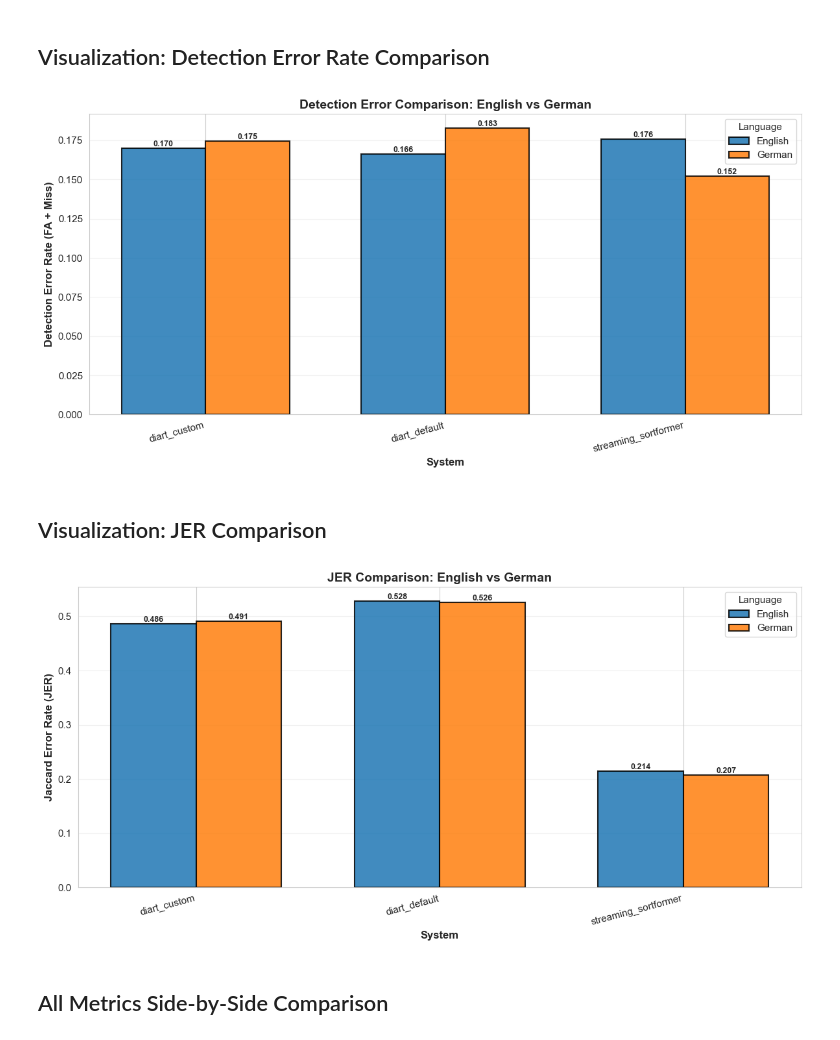
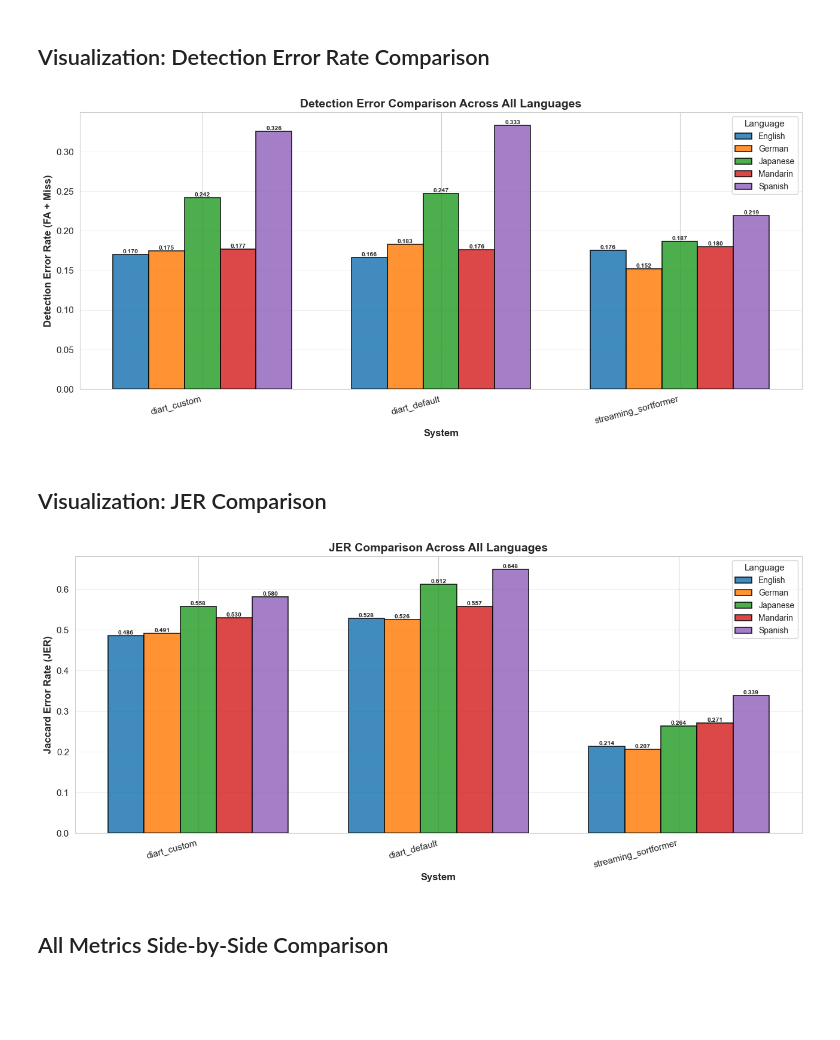
Before and after one commit to manuelbeluck/streaming-diarization-eval, a Jupyter notebook: analysis/cross_language_comparison.ipynb, the cells around one changed output. Drawn from its saved outputs; the diff is of its cells as text; code cells hidden in the pictures; blank space fills up the shorter version.

```diff
--- a/analysis/cross_language_comparison.ipynb
+++ b/analysis/cross_language_comparison.ipynb
@@ -123,33 +156,33 @@ metrics_summary = df_combined.groupby(['language', 'system']).agg({
     'JER': 'mean'
 }).reset_index()
 
-# Create grouped bar chart for DER
-fig, ax = plt.subplots(figsize=(12, 6))
-
 languages = metrics_summary['language'].unique()
 systems = metrics_summary['system'].unique()
 x = np.arange(len(systems))
-width = 0.35
+n_langs = len(languages)
+width = 0.75 / n_langs  # Dynamically size bars for any number of languages
+
+# Create grouped bar chart for DER
+fig, ax = plt.subplots(figsize=(13, 6))
 
 for i, lang in enumerate(languages):
     lang_data = metrics_summary[metrics_summary['language'] == lang]
-    offset = width * (i - 0.5)
+    offset = width * (i - (n_langs - 1) / 2)
     bars = ax.bar(x + offset, lang_data['DER'], width,
-                  label=lang, alpha=0.85, edgecolor='black', linewidth=1.5)
+                  label=lang, alpha=0.85, edgecolor='black', linewidth=1.2)
 
-    # Add value labels on bars
-    for j, bar in enumerate(bars):
+    for bar in bars:
         height = bar.get_height()
-        ax.text(bar.get_x() + bar.get_width()/2., height,
+        ax.text(bar.get_x() + bar.get_width() / 2., height,
                 f'{height:.3f}',
-                ha='center', va='bottom', fontsize=9, fontweight='bold')
+                ha='center', va='bottom', fontsize=7.5, fontweight='bold')
 
 ax.set_xlabel('System', fontsize=12, fontweight='bold')
 ax.set_ylabel('Diarization Error Rate (DER)', fontsize=12, fontweight='bold')
-ax.set_title('DER Comparison: English vs German', fontsize=14, fontweight='bold')
+ax.set_title('DER Comparison Across All Languages', fontsize=14, fontweight='bold')
 ax.set_xticks(x)
 ax.set_xticklabels(systems, rotation=15, ha='right')
-ax.legend(title='Language', fontsize=11)
+ax.legend(title='Language', fontsize=10, loc='upper right')
 ax.grid(axis='y', alpha=0.3)
 plt.tight_layout()
 plt.show()
@@ -159,62 +192,60 @@ plt.show()
 ## Visualization: Detection Error Rate Comparison
 # %%
 # Create grouped bar chart for Detection Error
-fig, ax = plt.subplots(figsize=(12, 6))
+fig, ax = plt.subplots(figsize=(13, 6))
 
 for i, lang in enumerate(languages):
     lang_data = metrics_summary[metrics_summary['language'] == lang]
-    offset = width * (i - 0.5)
+    offset = width * (i - (n_langs - 1) / 2)
     bars = ax.bar(x + offset, lang_data['detection_error'], width,
-                  label=lang, alpha=0.85, edgecolor='black', linewidth=1.5)
+                  label=lang, alpha=0.85, edgecolor='black', linewidth=1.2)
 
-    # Add value labels on bars
-    for j, bar in enumerate(bars):
+    for bar in bars:
         height = bar.get_height()
-        ax.text(bar.get_x() + bar.get_width()/2., height,
+        ax.text(bar.get_x() + bar.get_width() / 2., height,
                 f'{height:.3f}',
-                ha='center', va='bottom', fontsize=9, fontweight='bold')
+                ha='center', va='bottom', fontsize=7.5, fontweight='bold')
 
 ax.set_xlabel('System', fontsize=12, fontweight='bold')
 ax.set_ylabel('Detection Error Rate (FA + Miss)', fontsize=12, fontweight='bold')
-ax.set_title('Detection Error Comparison: English vs German', fontsize=14, fontweight='bold')
+ax.set_title('Detection Error Comparison Across All Languages', fontsize=14, fontweight='bold')
 ax.set_xticks(x)
 ax.set_xticklabels(systems, rotation=15, ha='right')
-ax.legend(title='Language', fontsize=11)
+ax.legend(title='Language', fontsize=10, loc='upper right')
 ax.grid(axis='y', alpha=0.3)
 plt.tight_layout()
 plt.show()
 # %% [output]
-[figure, old version]
+[figure, new version]
 # %% [markdown]
 ## Visualization: JER Comparison
 # %%
 # Create grouped bar chart for JER
-fig, ax = plt.subplots(figsize=(12, 6))
+fig, ax = plt.subplots(figsize=(13, 6))
 
 for i, lang in enumerate(languages):
     lang_data = metrics_summary[metrics_summary['language'] == lang]
-    offset = width * (i - 0.5)
+    offset = width * (i - (n_langs - 1) / 2)
     bars = ax.bar(x + offset, lang_data['JER'], width,
-                  label=lang, alpha=0.85, edgecolor='black', linewidth=1.5)
+                  label=lang, alpha=0.85, edgecolor='black', linewidth=1.2)
 
-    # Add value labels on bars
-    for j, bar in enumerate(bars):
+    for bar in bars:
         height = bar.get_height()
-        ax.text(bar.get_x() + bar.get_width()/2., height,
+        ax.text(bar.get_x() + bar.get_width() / 2., height,
                 f'{height:.3f}',
-                ha='center', va='bottom', fontsize=9, fontweight='bold')
+                ha='center', va='bottom', fontsize=7.5, fontweight='bold')
 
 ax.set_xlabel('System', fontsize=12, fontweight='bold')
 ax.set_ylabel('Jaccard Error Rate (JER)', fontsize=12, fontweight='bold')
-ax.set_title('JER Comparison: English vs German', fontsize=14, fontweight='bold')
+ax.set_title('JER Comparison Across All Languages', fontsize=14, fontweight='bold')
 ax.set_xticks(x)
 ax.set_xticklabels(systems, rotation=15, ha='right')
-ax.legend(title='Language', fontsize=11)
+ax.legend(title='Language', fontsize=10, loc='upper right')
 ax.grid(axis='y', alpha=0.3)
 plt.tight_layout()
 plt.show()
 # %% [output]
-[figure, old version]
+[figure, new version]
 # %% [markdown]
 ## All Metrics Side-by-Side Comparison
 # %%
```
Also changed, not shown: parts of 16 cells of this notebook, 14 other files.
